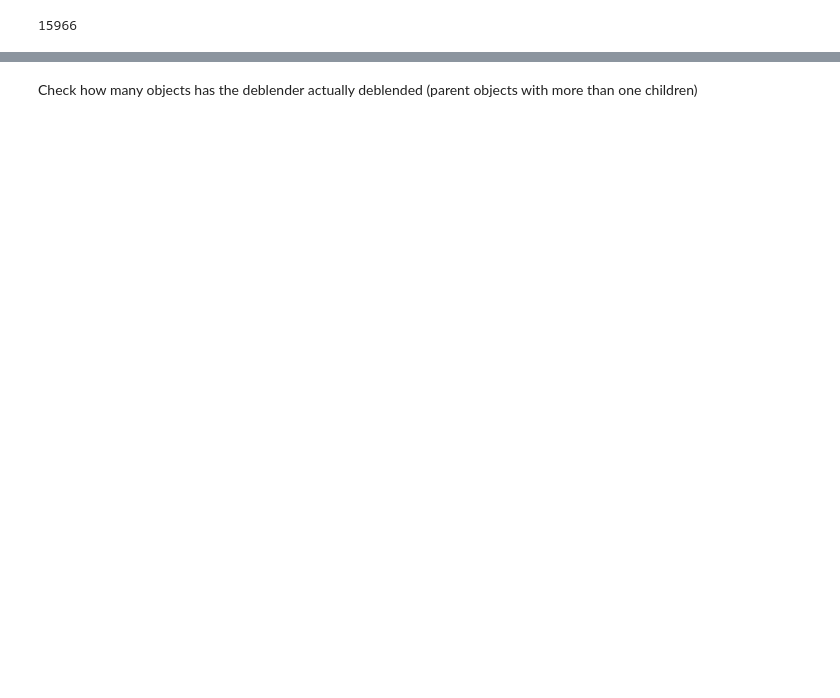
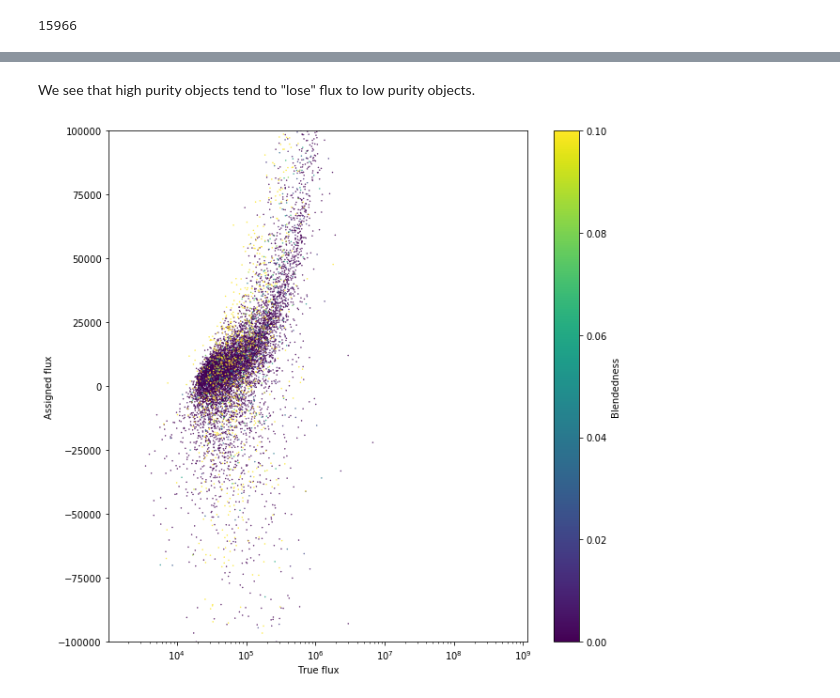
Before and after one commit to LSSTDESC/Blending_tutorial, a Jupyter notebook: Example_analysis.ipynb, the cells around one changed output, grey strips where cells are left out. Drawn from its saved outputs; the diff is of its cells as text; code cells hidden in the pictures; blank space fills up the shorter version.

```diff
--- a/Example_analysis.ipynb
+++ b/Example_analysis.ipynb
@@ -200,2 +248,12 @@ plt.ylabel('Blendedness');
-# %% [markdown]
-Check how many objects has the deblender actually deblended (parent objects with more than one children)
+# %% [markdown]
+We see that high purity objects tend to "lose" flux to low purity objects.
+# %%
+plt.figure(figsize=(10,10))
+plt.scatter(truth_table['flux'][ind][deblended],truth_table['flux'][ind][deblended]-dm_table['base_SdssShape_flux'][dm_table['deblend_nChild']==0][deblended],s=0.2,c=dm_table['base_Blendedness_old'][dm_table['deblend_nChild']==0][deblended],vmin=0,vmax=0.1)
+plt.xscale('log')
+plt.ylim(-1e5,1e5)
+plt.colorbar(label='Blendedness')
+plt.xlabel('True flux')
+plt.ylabel('Assigned flux');
+# %% [output]
+[figure, added]
```
Also changed, not shown: parts of 29 cells of this notebook.
